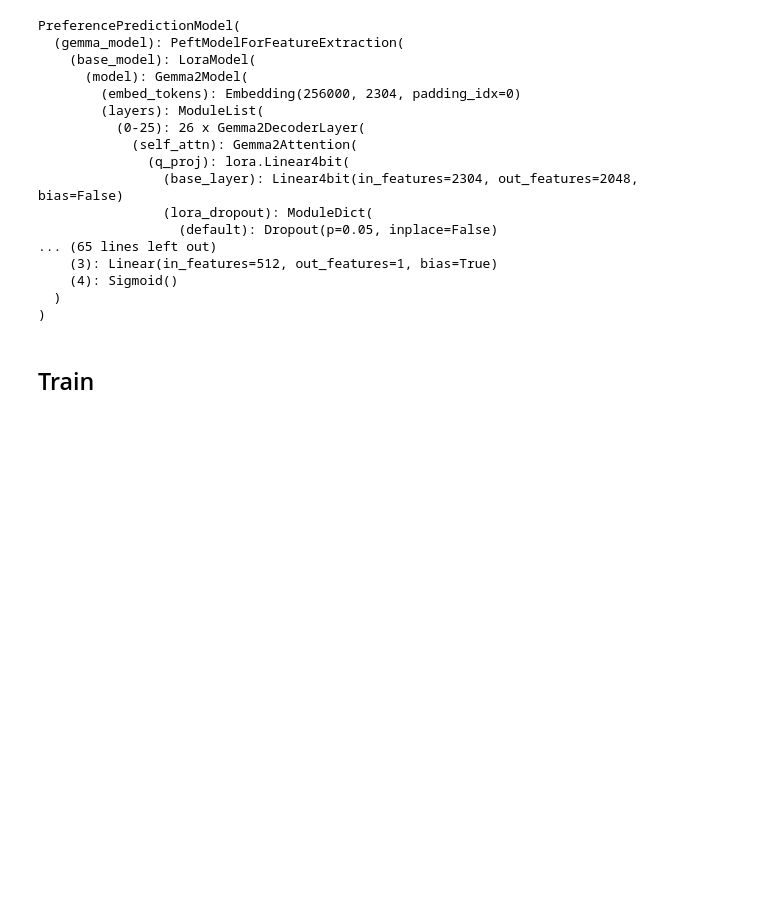
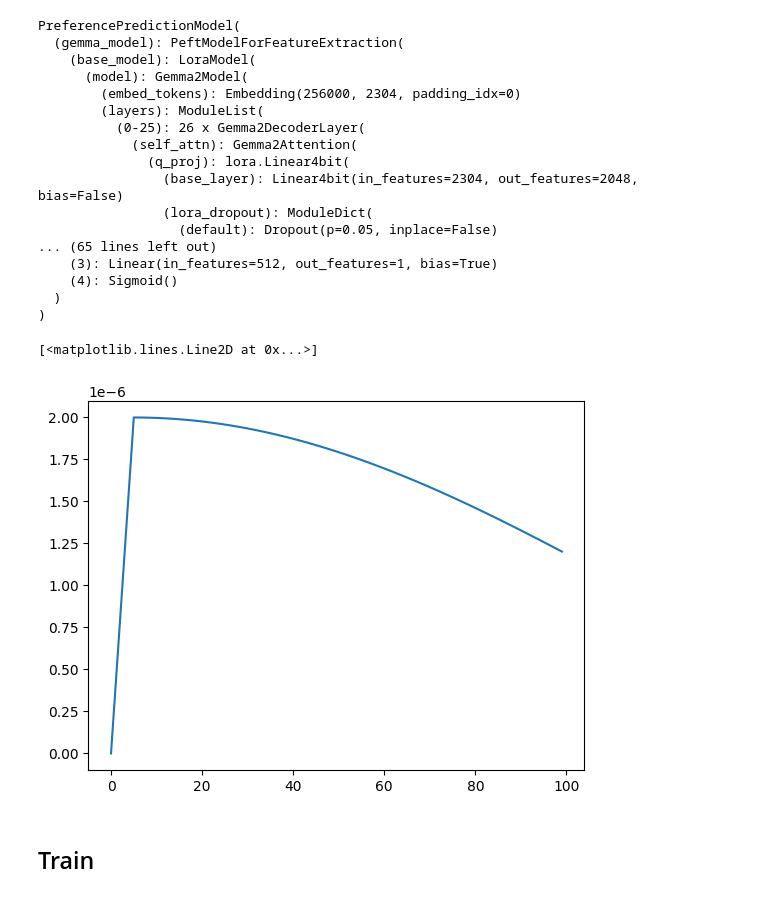
Before and after one commit to ohmatheus/Kaggle_WSDMCup_Multilingual_Chatbot_Arena, a Jupyter notebook: Code/Gemma2_QLoRA.ipynb, the cells around one changed output. Saved outputs shown, nothing was run; the diff lists cells and outputs as text; code cells hidden in the pictures; blank space fills up the shorter version.

```diff
--- a/Code/Gemma2_QLoRA.ipynb
+++ b/Code/Gemma2_QLoRA.ipynb
@@ -202,3 +203,28 @@ optimizer = optim.AdamW([
 
 #optimizer = optim.AdamW(predictionModel.parameters(), weight_decay=0.01)
 #optimizer = optim.Adam(predictionModel.parameters())
+# %%
+import matplotlib.pyplot as plt
+
+num_training_steps = 100
+num_warmup_steps = int(0.05 * num_training_steps)
+
+lr_scheduler = get_cosine_schedule_with_warmup(
+    optimizer=optimizer,
+    num_warmup_steps=num_warmup_steps,
+    num_training_steps=num_training_steps,
+    num_cycles=0.22
+)
+
+lrs = []
+
+for i in range(100):
+    optimizer.step()
+    lrs.append(optimizer.param_groups[0]["lr"])
+#     print("Factor = ", round(0.65 ** i,3)," , Learning Rate = ",round(optimizer.param_groups[0]["lr"],3))
+    lr_scheduler.step()
+
+plt.plot(range(100),lrs)
+# %% [output]
+[<matplotlib.lines.Line2D at 0x...>]
+[figure, added]
```
Also changed, not shown: parts of 4 cells of this notebook, 1 other file.
